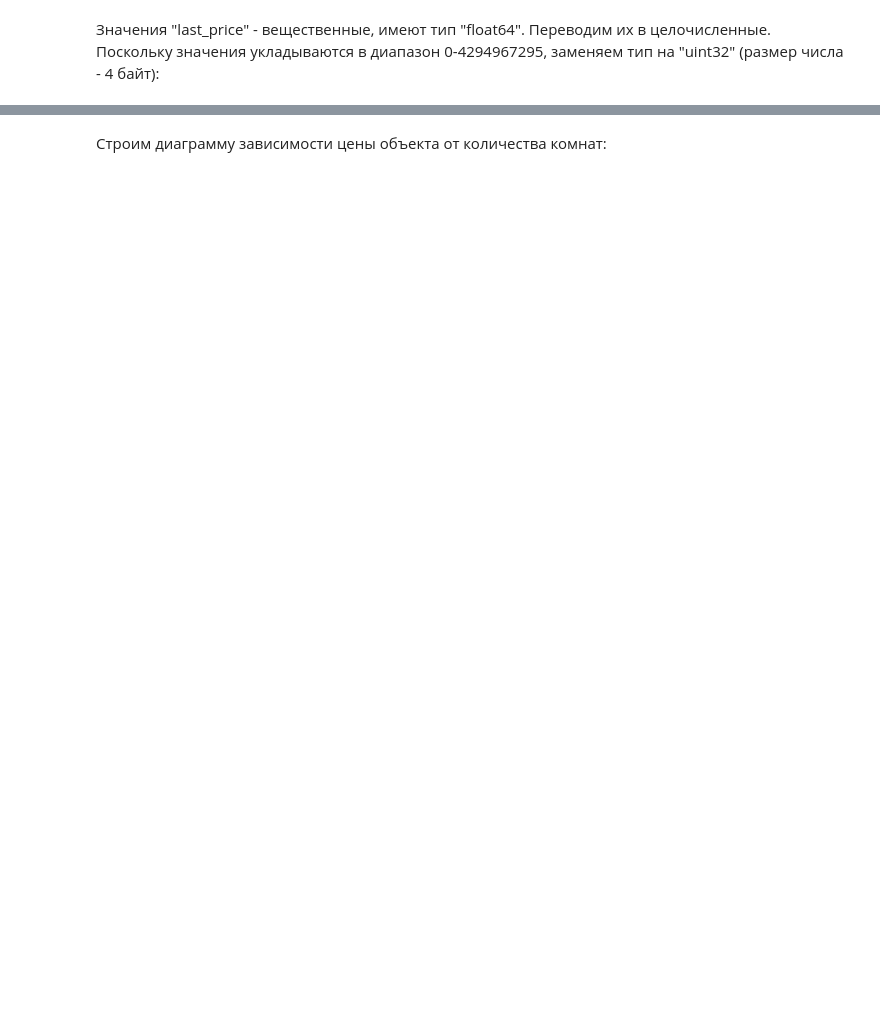
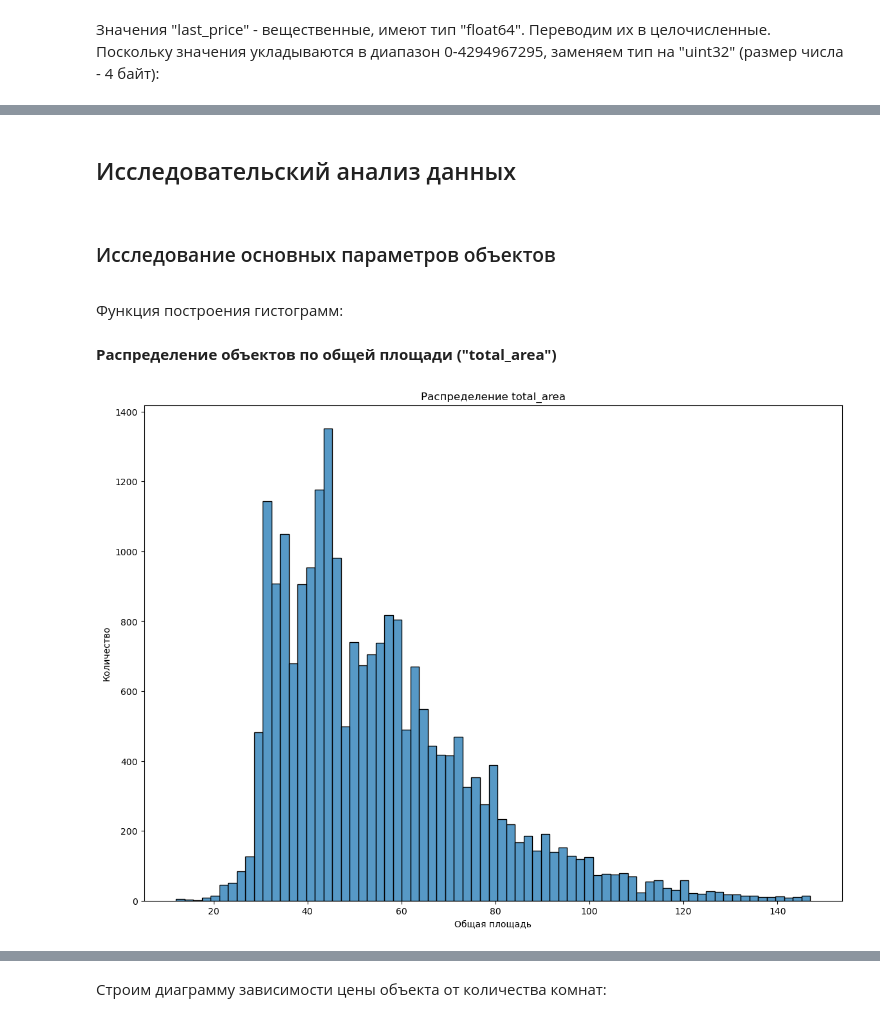
Before and after one commit to bondiq1982/yandex-projects, a Jupyter notebook: flats/flats.ipynb, the cells around one changed output, grey strips where cells are left out. Saved outputs shown, nothing was run; the diff lists cells and outputs as text; code cells hidden in the pictures; blank space fills up the shorter version.

```diff
--- a/flats/flats.ipynb
+++ b/flats/flats.ipynb
@@ -1008,0 +712,37 @@ rooms_lp
+# %% [markdown]
+## Исследовательский анализ данных
+<a id="eda"></a>
+# %% [markdown]
+### Исследование основных параметров объектов
+<a id="analisys_parameters"></a>
+# %% [markdown]
+Функция построения гистограмм:
+# %%
+field_list = {'total_area' : 'Общая площадь', 'living_area' : 'Жилая площадь', 'kithen_area' : 'Площадь кухни',
+              'last_price' : 'Конечная цена, млн', 'rooms' : 'Количество комнат', 'ceiling_height' : 'Высота потолков',
+              'floor' : 'Этаж', 'floor_class' : 'Класс этажа', 'floors_total' : 'Этажей в доме',
+              'cityCenters_nearest' : 'Расстояние до центра', 'airports_nearest' : 'Расстояние до аэропорта',
+              'parks_nearest' : 'Расстояние до парка', 'dayofweek' : 'День недели публикации объявления',
+              'month' : 'Месяц публикации объявления', 'days_exposition' : 'Дней публикации объявления'}
+
+def histogr(field):
+    if min(df_work[field]) == -1:                         # если присутствуют отрицательные значения
+        df_tmp = df_work.loc[df_work[field] >= 0]         # убираем отрицательные значения
+    else:
+        df_tmp = df_work
+    plt.figure(figsize=(14,10))
+    if field == 'last_price':
+        df_tmp[field] = df_tmp[field] / 1000000
+        ax = sns.histplot(data=df_tmp, x=field)
+    else:
+        ax = sns.histplot(data=df_tmp, x=field)
+    plt.title(f'Распределение {field}')
+    plt.xlabel(field_list.get(field))
+    plt.ylabel('Количество')
+    plt.show()
+# %% [markdown]
+**Распределение объектов по общей площади ("total_area")**
+# %%
+histogr('total_area')
+# %% [output]
+[figure, added]
```
Also changed, not shown: parts of 507 cells of this notebook.
